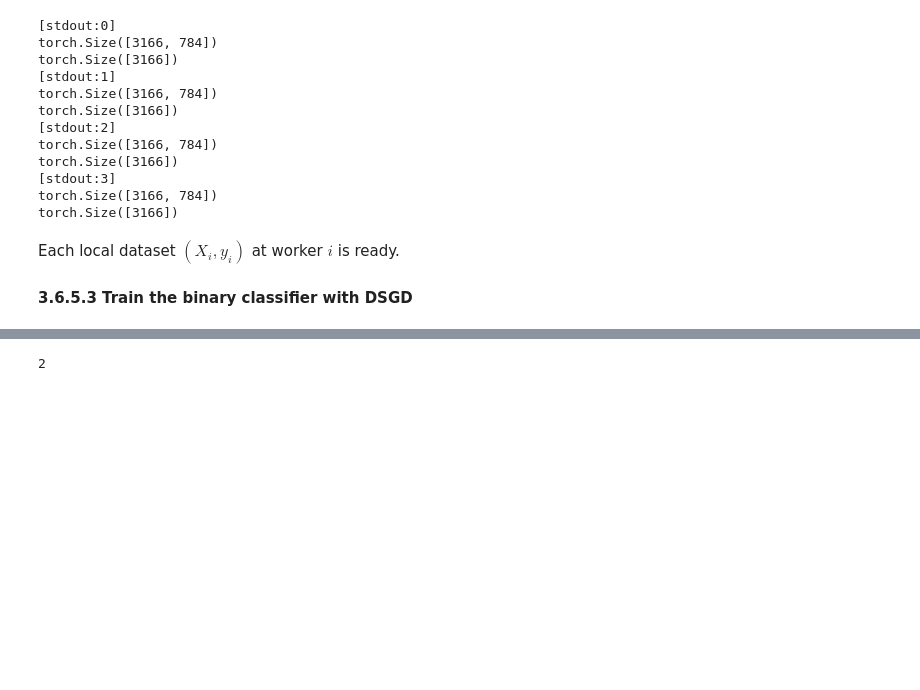
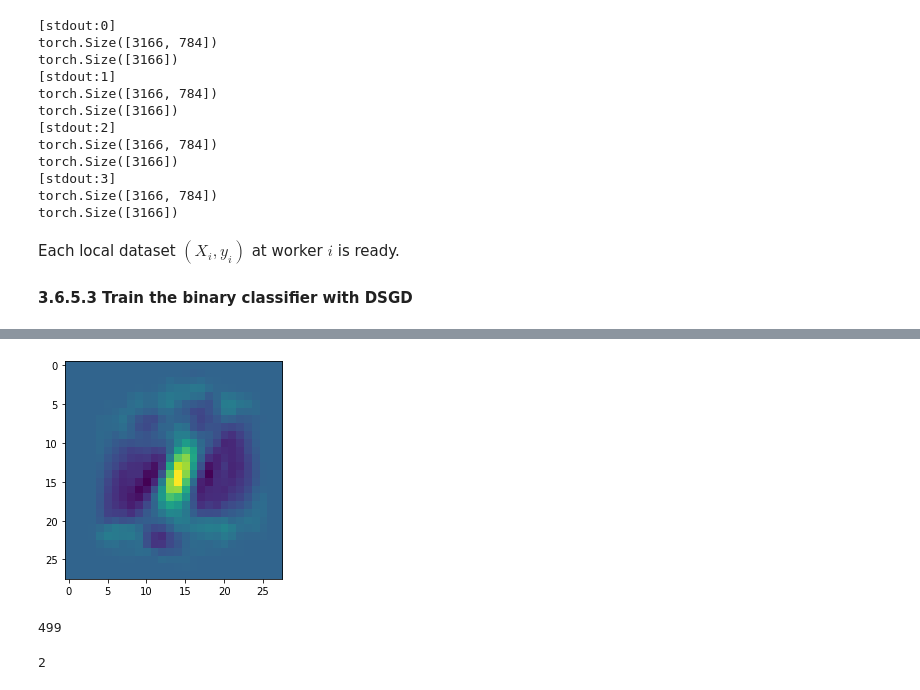
Before and after one commit to Bluefog-Lib/bluefog-tutorial, a Jupyter notebook: Section 3/Sec-3.6-Decentralized-stochastic-gradient-descent.ipynb, the cells around one changed output, grey strips where cells are left out. Drawn from its saved outputs; the diff is of its cells as text; code cells hidden in the pictures; blank space fills up the shorter version.

```diff
--- a/Section 3/Sec-3.6-Decentralized-stochastic-gradient-descent.ipynb
+++ b/Section 3/Sec-3.6-Decentralized-stochastic-gradient-descent.ipynb
@@ -277,7 +277,7 @@ def ATC(X, y, w_opt, w=None, step_size=1.0, reg=1e-4):
     - batch_size (int) := Size of a batch for the iteration.
     Output:
     - w (torch tensor) := Update iteration.
-    - Relative error of all workers.
+    - Relative error.
     """
     M, dim = X.shape
 
@@ -285,13 +285,13 @@ def ATC(X, y, w_opt, w=None, step_size=1.0, reg=1e-4):
         w = 0.001 * torch.randn((dim, 1))
 
     adapt = w - step_size * grad(w, X, y, reg)
-    combine = bf.neighbor_allreduce(adapt, self_weight, neighbor_weights)
+    combine = bf.neighbor_allreduce(adapt)
     w = combine
 
     dist = torch.norm(w - w_opt, p=2)/torch.norm(w_opt, p=2)
-    averaged_relative_error = bf.allreduce(dist**2, average=True)
+    # averaged_relative_error = bf.allreduce(dist**2, average=True)
 
-    return w, torch.sqrt(averaged_relative_error)
+    return w, dist # torch.sqrt(averaged_relative_error)
 # %%
 %%px
 
@@ -329,2 +350,17 @@ def AWC(X, y, w_opt, w=None, step_size=1.0, reg=1e-4):
+# %%
+%%px
+from ipyparallel.datapub import publish_data
+
+# Create a distributed gradient descent function that is equivalent to centralized gradient descent.
+def decentralized_grad_descent(one_step_func, X, y, w_opt, maxite, step_size=1.0, reg=1e-4):
+    print(maxite)
+    M, dim = X.shape
+    w = 0.001 * torch.randn((dim, 1))
+    for i in range(maxite):
+        w, relative_error = one_step_func(X, y, w=w, w_opt=w_opt,
+                          step_size=step_size, reg=reg)
+        if i % 20 == 0:
+            publish_data(dict(i=i, relative_error=relative_error, w=w))
+    publish_data(dict(i=maxite-1, relative_error=relative_error, w=w))
 # %%
 %%px
@@ -336,3 +373,26 @@ KeyboardInterrupt:
+# %%
+maxite = 500
+dview['maxite'] = maxite
+ar = dview.apply_async(lambda: decentralized_grad_descent(ATC, X_worker, y_worker, w_opt, maxite=maxite))
+i = 0
+
+# This may take a while finish it.
+with tqdm(total=maxite-1, desc="Epoch     #{}".format(i + 1)) as t:
+    while not ar.ready():
+        data = ar.data[0]
+        t.set_postfix({"relative_error": data.get('relative_error', 1)})
+        t.update(data.get('i',0) - t.n)
+        if i % 40 == 0 and i != 0:
+            w = data.get('w', None)
+            plt.imshow(w.view(28,28))
+w = ar.data[0]['w']
+dview['w'] = w
+# %% [output]
+[figure, added]
+# %%
+i
+# %% [output]
+499
 # %%
 %%px
 
```
Also changed, not shown: parts of 11 cells of this notebook.
